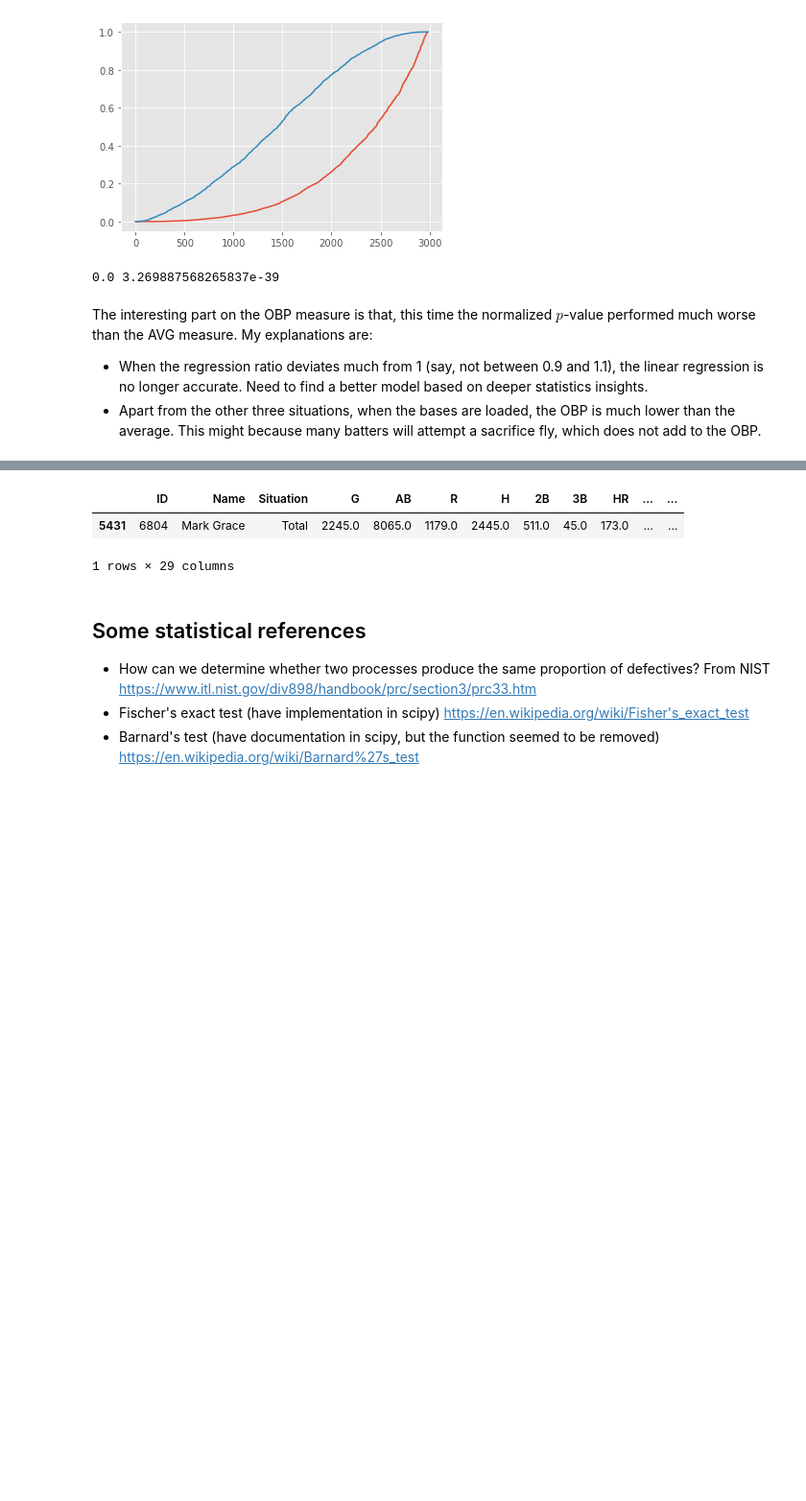
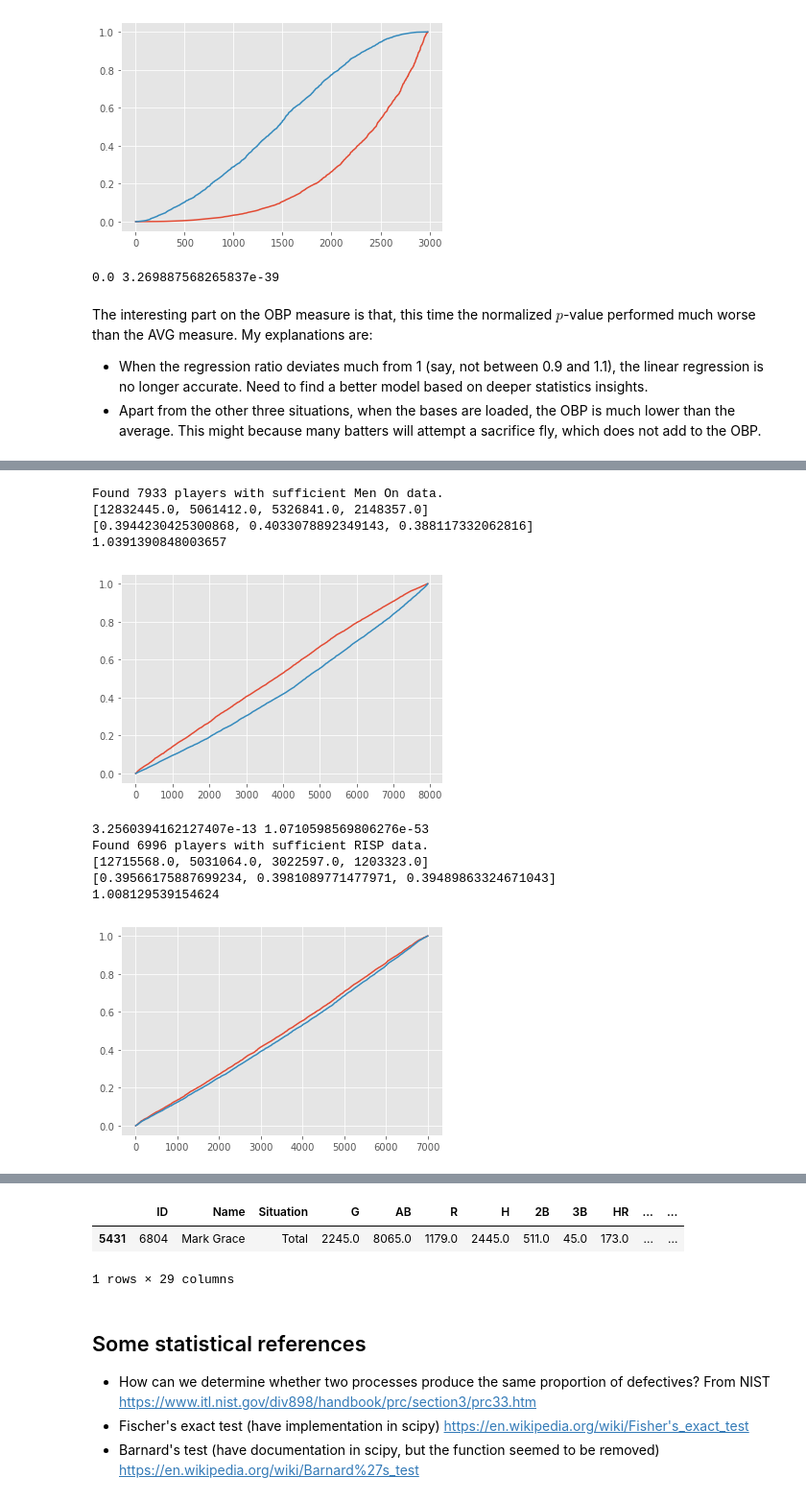
Before and after one commit to kiwymic/MLB-data-analysis, a Jupyter notebook: MLB career analysis.ipynb, the cells around one changed output, grey strips where cells are left out. Shown at 96% size. Drawn from its saved outputs; the diff is of its cells as text; code cells hidden in the pictures; blank space fills up the shorter version.

```diff
--- a/MLB career analysis.ipynb
+++ b/MLB career analysis.ipynb
@@ -602,0 +581,17 @@ situation_comp.head()
+# %%
+def Discrete_p_val(x1, x2, N1, N2, theta=0): # In our application, N1: non-RISP, N2: RISP
+    '''x1, x2 are lists of length 4, representing orrurences of 1B, 2B, 3B, HR
+    N1, N2 are the AB in each case.
+    theta is a global normalization factor, and theta = 0 means normalization is not applied.
+    '''
+    p1 = (x1[0]+x1[1]+x1[2]*2+x1[3]*3)/N1;
+    p2 = (x2[0]+x2[1]+x2[2]*2+x2[3]*3)/N2;
+    if theta != 0:
+        p2 = p2/theta;
+
+    x = [x1[i]+x2[i] for i in range(4)];
+    N = N1 + N2;
+    p = (x[0]+x[1]+x[2]*2+x[3]*3)/N;
+    sigma2 = ((N-x[0]-x[1]-x[2]-x[3])*p**2 + x[0]*(1-p)**2 + x[1]*(2-p)**2 + x[2]*(3-p)**2 + x[3]*(4-p)**2)/N;
+
+    return Phi((p2-p1)/np.sqrt(sigma2*(1/N1+1/N2)));
@@ -602,0 +605,63 @@ situation_comp.head()
+# %%
+
+AB_threshold = 30;
+measure_code = "SLG";
+
+for situation_code in ["Men On", "RISP", "Close & Late", "Bases Loaded"]:
+    temp = df_player_career_split[df_player_career_split["Situation"] == situation_code];
+    temp = temp[temp["AB"] >= AB_threshold];
+
+    situation_comp = pd.merge(df_player_career_split[df_player_career_split["Situation"] == "Total"], temp, on = "ID");
+
+    print("Found " + str(situation_comp.shape[0]) + " players with sufficient " + situation_code + " data.");
+
+    # Finding the regression factor
+    situation_comp["SLG_x"] = situation_comp["H_x"] + situation_comp["2B_x"] + 2*situation_comp["3B_x"]\
+                              + 3*situation_comp["HR_x"];
+    situation_comp["SLG_y"] = situation_comp["H_y"] + situation_comp["2B_y"] + 2*situation_comp["3B_y"]\
+                              + 3*situation_comp["HR_y"];
+
+
+    test1 = [sum(situation_comp[item]) for item in ["AB_x", "SLG_x", "AB_y", "SLG_y"]];
+    print(test1)
+    ################ do things here mu_x = 1;
+    test1 = [test1[1]/test1[0], test1[3]/test1[2], (test1[1]-test1[3])/(test1[0]-test1[2])];
+    print(test1)
+    theta = test1[1]/test1[2];
+    print(theta)
+
+    p_situation_2 = [];
+    p_situation_3 = [];
+    for i in range(situation_comp.shape[0]):
+        temp_list = situation_comp.loc[i, ["AB_x", "H_x", "2B_x", "3B_x", "HR_x", "AB_y", "H_y", "2B_y", "3B_y", "HR_y"]];
+        x12 = temp_list[1:5];
+        x2 = temp_list[6:10];
+        x1 = list(map(lambda a, b:a-b, x12, x2));
+        res2 = Discrete_p_val(x1, x2, temp_list[0]-temp_list[5], temp_list[5], 0);
+        res3 = Discrete_p_val(x1, x2, temp_list[0]-temp_list[5], temp_list[5], theta);
+        p_situation_2.append(res2);
+        p_situation_3.append(res3);
+
+    plt.plot(sorted(p_situation_2));
+    plt.plot(sorted(p_situation_3));
+    plt.show();
+
+    print(stats.kstest(p_situation_2, stats.uniform(loc=0.0).cdf).pvalue, stats.kstest(p_situation_3, stats.uniform(loc=0.0).cdf).pvalue);
+    # This is the Kolmogorov-Smirnov test, a built-in Scipy function, which measures the defiation between two distributions.
+
+    # Update the dataframe
+    situation_comp["p_"+situation_code+"_"+measure_code] = p_situation_3;
+    df_player_summary = pd.merge(df_player_summary, situation_comp[["ID", "p_"+situation_code+"_"+measure_code]], \
+                                 on = "ID", how = "left");
+# %% [output]
+Found 7933 players with sufficient Men On data.
+[12832445.0, 5061412.0, 5326841.0, 2148357.0]
+[0.3944230425300868, 0.4033078892349143, 0.388117332062816]
+1.0391390848003657
+[figure, added]
+3.2560394162127407e-13 1.0710598569806276e-53
+Found 6996 players with sufficient RISP data.
+[12715568.0, 5031064.0, 3022597.0, 1203323.0]
+[0.39566175887699234, 0.3981089771477971, 0.39489863324671043]
+1.008129539154624
+[figure, added]
```
Also changed, not shown: parts of 9 cells of this notebook.
